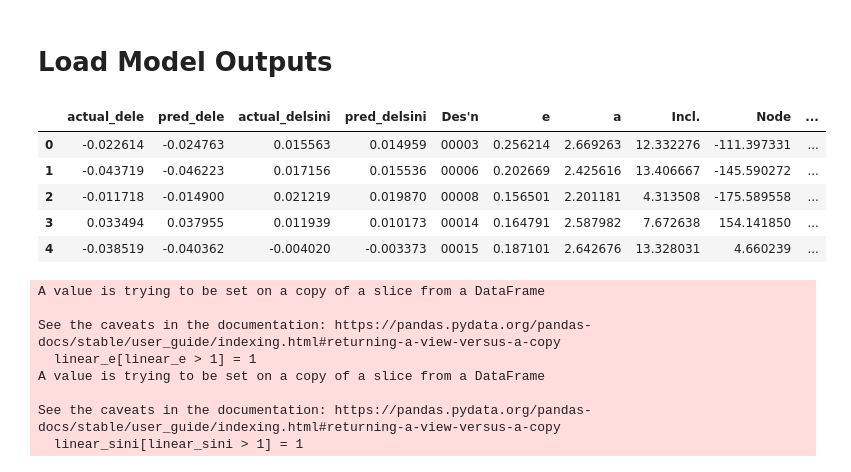
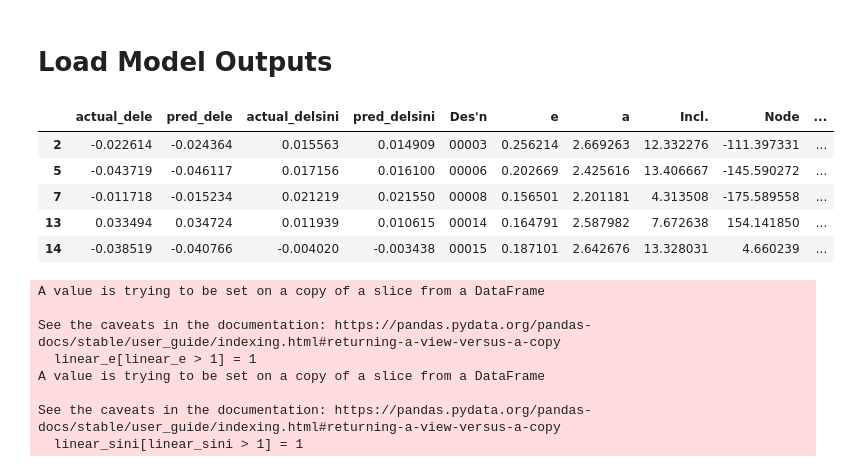
Before and after one commit to YangShen31/proper_elements_prediction, a Jupyter notebook: 3_evaluate_models.ipynb, the cells around one changed output. Cells and saved outputs as stored; diff of their text form; code cells hidden in the pictures.

Commit message:
Update plots with new trained model

```diff
--- a/3_evaluate_models.ipynb
+++ b/3_evaluate_models.ipynb
@@ -17,15 +17,16 @@ colors = plt.rcParams['axes.prop_cycle'].by_key()['color']
 # %% [markdown]
 # Load Model Outputs
 # %%
+df_xgb_train = pd.read_csv("data/model_results_train.csv", index_col=0)
 df_xgb = pd.read_csv("data/model_results.csv", index_col=0)
 df_xgb.head()
 # %% [output]
 |  | actual_dele | pred_dele | actual_delsini | pred_delsini | Des'n | e | a | Incl. | Node | ... |
-| 0 | -0.022614 | -0.024763 | 0.015563 | 0.014959 | 00003 | 0.256214 | 2.669263 | 12.332276 | -111.397331 | ... |
-| 1 | -0.043719 | -0.046223 | 0.017156 | 0.015536 | 00006 | 0.202669 | 2.425616 | 13.406667 | -145.590272 | ... |
-| 2 | -0.011718 | -0.014900 | 0.021219 | 0.019870 | 00008 | 0.156501 | 2.201181 | 4.313508 | -175.589558 | ... |
-| 3 | 0.033494 | 0.037955 | 0.011939 | 0.010173 | 00014 | 0.164791 | 2.587982 | 7.672638 | 154.141850 | ... |
-| 4 | -0.038519 | -0.040362 | -0.004020 | -0.003373 | 00015 | 0.187101 | 2.642676 | 13.328031 | 4.660239 | ... |
+| 2 | -0.022614 | -0.024364 | 0.015563 | 0.014909 | 00003 | 0.256214 | 2.669263 | 12.332276 | -111.397331 | ... |
+| 5 | -0.043719 | -0.046117 | 0.017156 | 0.016100 | 00006 | 0.202669 | 2.425616 | 13.406667 | -145.590272 | ... |
+| 7 | -0.011718 | -0.015234 | 0.021219 | 0.021550 | 00008 | 0.156501 | 2.201181 | 4.313508 | -175.589558 | ... |
+| 13 | 0.033494 | 0.034724 | 0.011939 | 0.010615 | 00014 | 0.164791 | 2.587982 | 7.672638 | 154.141850 | ... |
+| 14 | -0.038519 | -0.040766 | -0.004020 | -0.003438 | 00015 | 0.187101 | 2.642676 | 13.328031 | 4.660239 | ... |
 # %%
 nesvorny_elements = pd.read_csv("data/nesvorny_catalog_dataset.csv")
 df_xgb = pd.merge(df_xgb, nesvorny_elements[["Des'n", 'da', 'de', 'dsini']], on="Des'n", how="inner")
```
Also changed, not shown: parts of 14 cells of this notebook, 9 other files.
